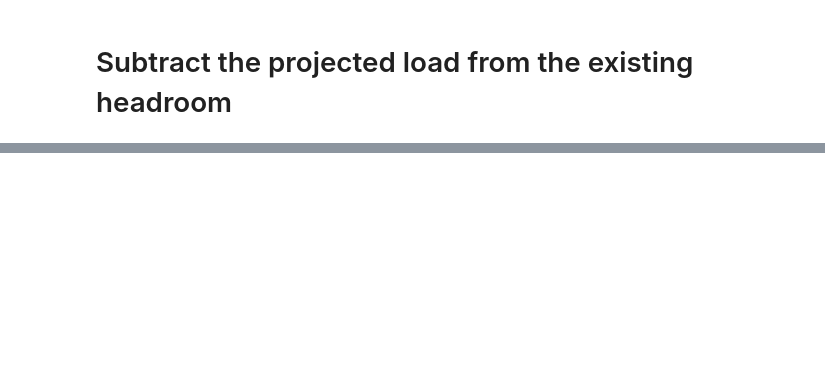
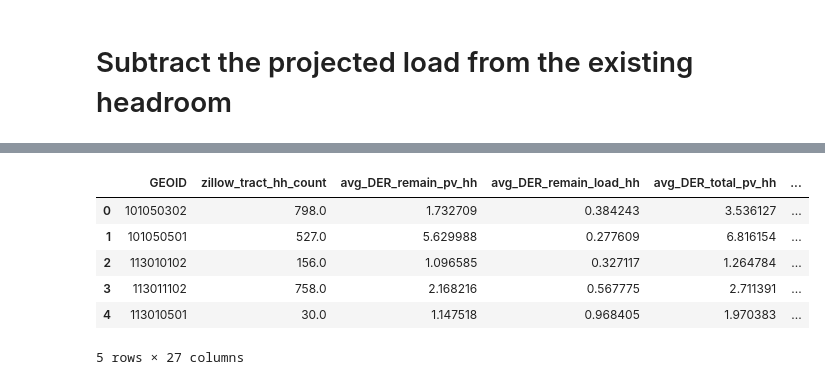
Before and after one commit to ElectriGrid/projected-load-analysis, a Jupyter notebook: headroom_vs_projected.ipynb, the cells around one changed output, grey strips where cells are left out. Drawn from its saved outputs; the diff is of its cells as text; code cells hidden in the pictures; blank space fills up the shorter version.

```diff
--- a/headroom_vs_projected.ipynb
+++ b/headroom_vs_projected.ipynb
@@ -144,0 +163,11 @@ join.shape
+# %%
+# view the head of the dataframe
+join.head()
+# %% [output]
+|  | GEOID | zillow_tract_hh_count | avg_DER_remain_pv_hh | avg_DER_remain_load_hh | avg_DER_total_pv_hh | ... |
+| 0 | 101050302 | 798.0 | 1.732709 | 0.384243 | 3.536127 | ... |
+| 1 | 101050501 | 527.0 | 5.629988 | 0.277609 | 6.816154 | ... |
+| 2 | 113010102 | 156.0 | 1.096585 | 0.327117 | 1.264784 | ... |
+| 3 | 113011102 | 758.0 | 2.168216 | 0.567775 | 2.711391 | ... |
+| 4 | 113010501 | 30.0 | 1.147518 | 0.968405 | 1.970383 | ... |
+5 rows × 27 columns
```
Also changed, not shown: parts of 9 cells of this notebook.
